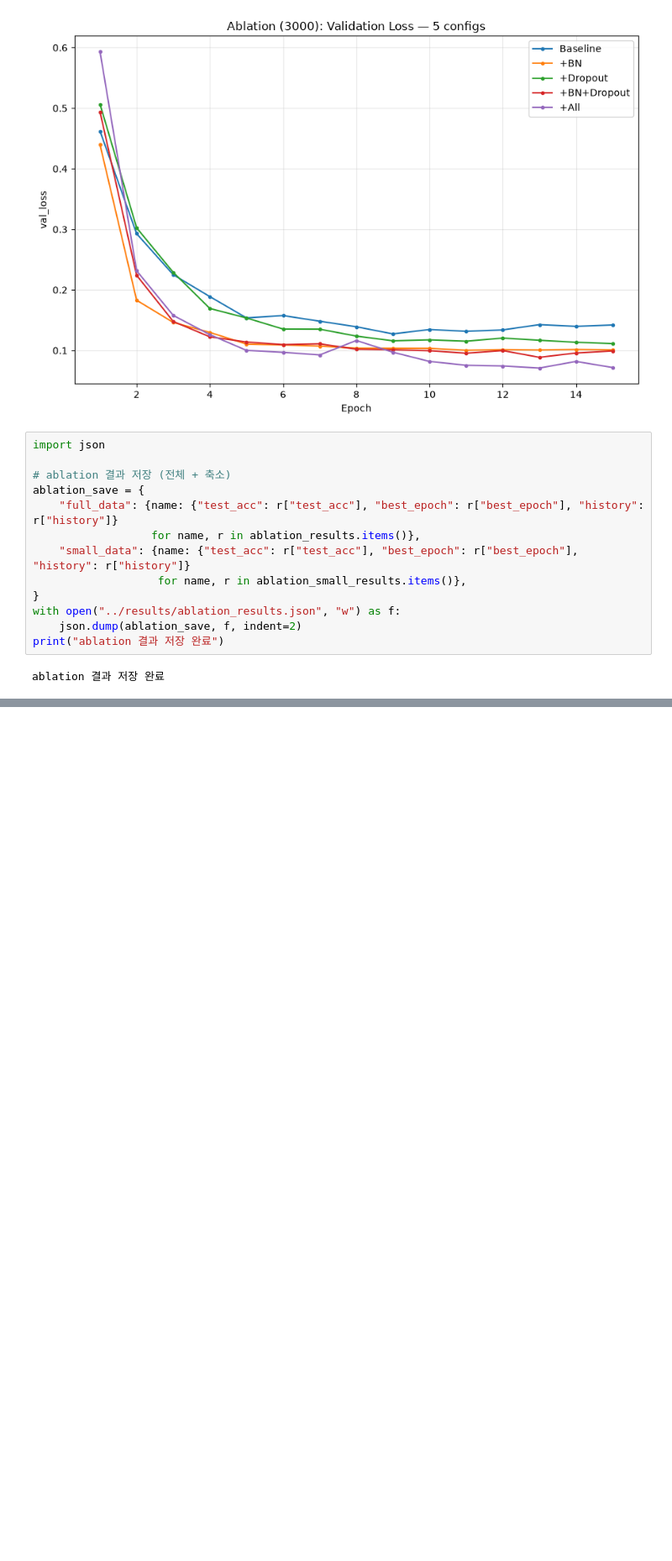
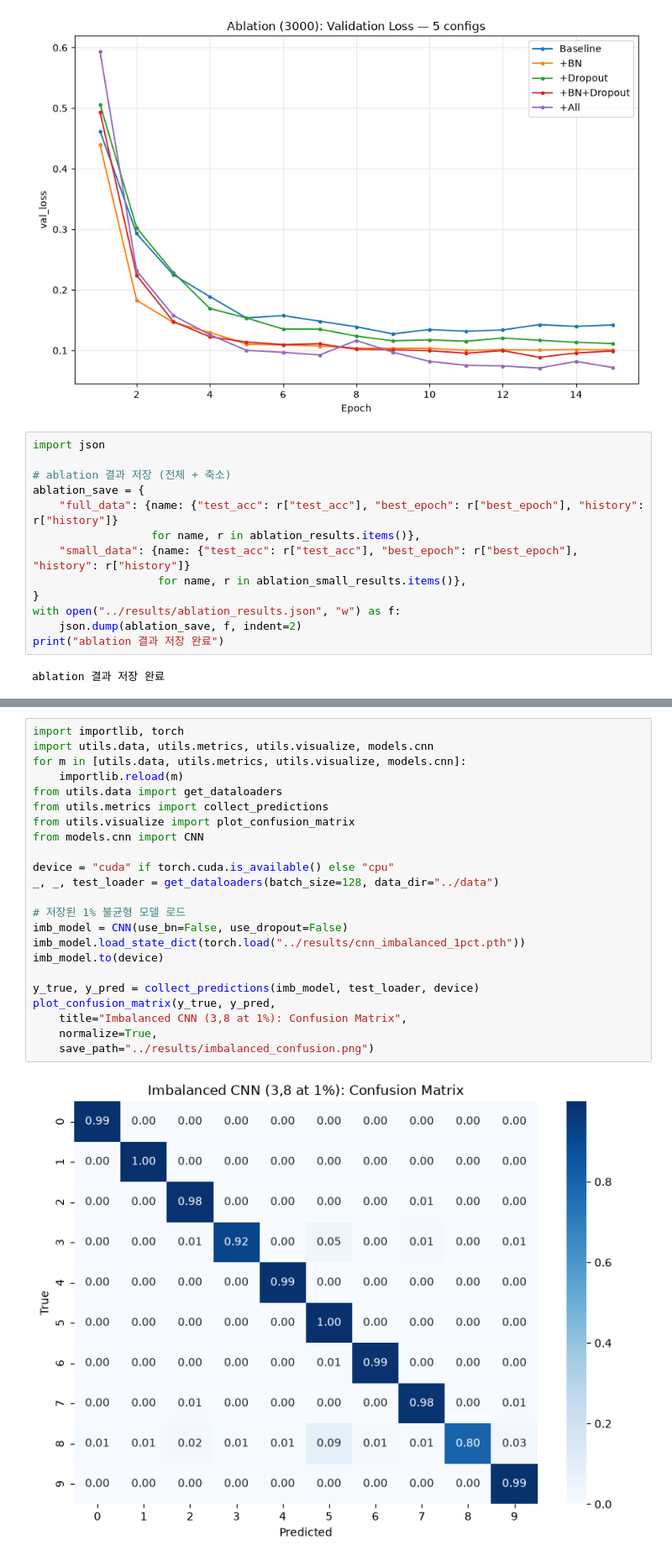
Before and after one commit to hyunwoonoh99/hw_mnist_project, a Jupyter notebook: notebooks/experiments.ipynb, the cells around one changed output, grey strips where cells are left out. Shown at 84% size. Saved outputs shown, nothing was run; the diff lists cells and outputs as text; blank space fills up the shorter version.

```diff
--- a/notebooks/experiments.ipynb
+++ b/notebooks/experiments.ipynb
@@ -787,0 +1156,25 @@ ablation 결과 저장 완료
+# %%
+import importlib, torch
+import utils.data, utils.metrics, utils.visualize, models.cnn
+for m in [utils.data, utils.metrics, utils.visualize, models.cnn]:
+    importlib.reload(m)
+from utils.data import get_dataloaders
+from utils.metrics import collect_predictions
+from utils.visualize import plot_confusion_matrix
+from models.cnn import CNN
+
+device = "cuda" if torch.cuda.is_available() else "cpu"
+_, _, test_loader = get_dataloaders(batch_size=128, data_dir="../data")
+
+# 저장된 1% 불균형 모델 로드
+imb_model = CNN(use_bn=False, use_dropout=False)
+imb_model.load_state_dict(torch.load("../results/cnn_imbalanced_1pct.pth"))
+imb_model.to(device)
+
+y_true, y_pred = collect_predictions(imb_model, test_loader, device)
+plot_confusion_matrix(y_true, y_pred,
+    title="Imbalanced CNN (3,8 at 1%): Confusion Matrix",
+    normalize=True,
+    save_path="../results/imbalanced_confusion.png")
+# %% [output]
+[figure, added]
```
Also changed, not shown: parts of 13 cells of this notebook, 12 other files.
